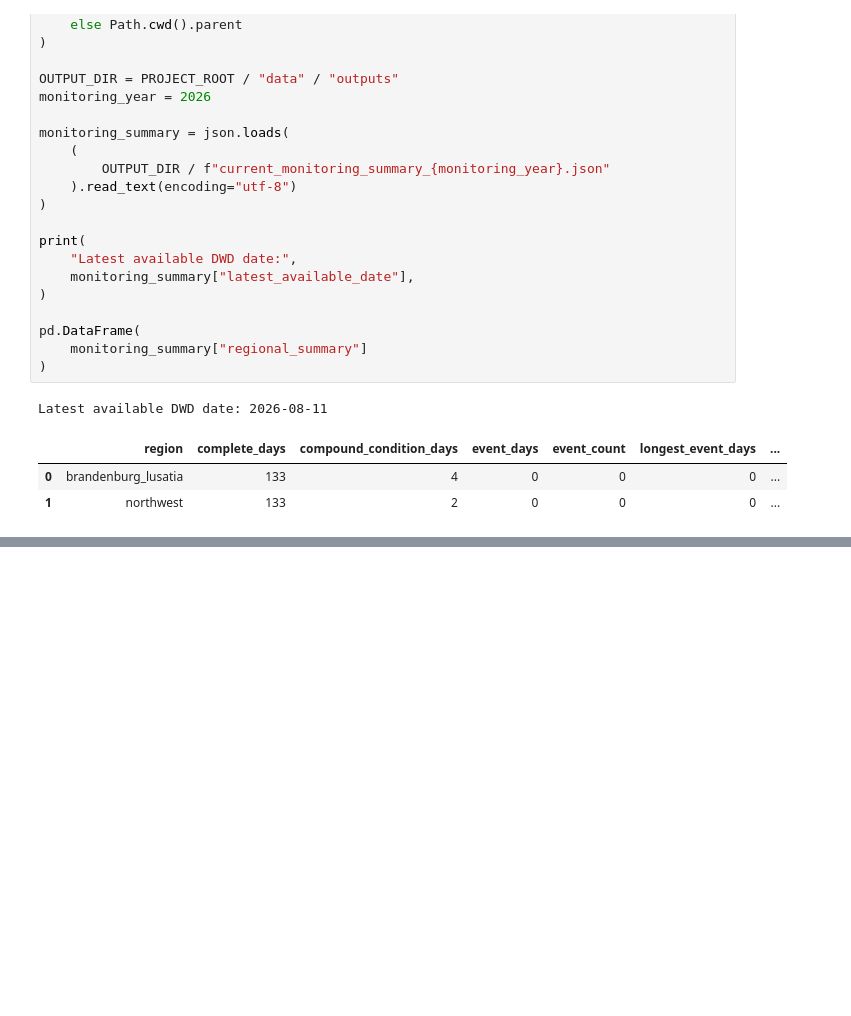
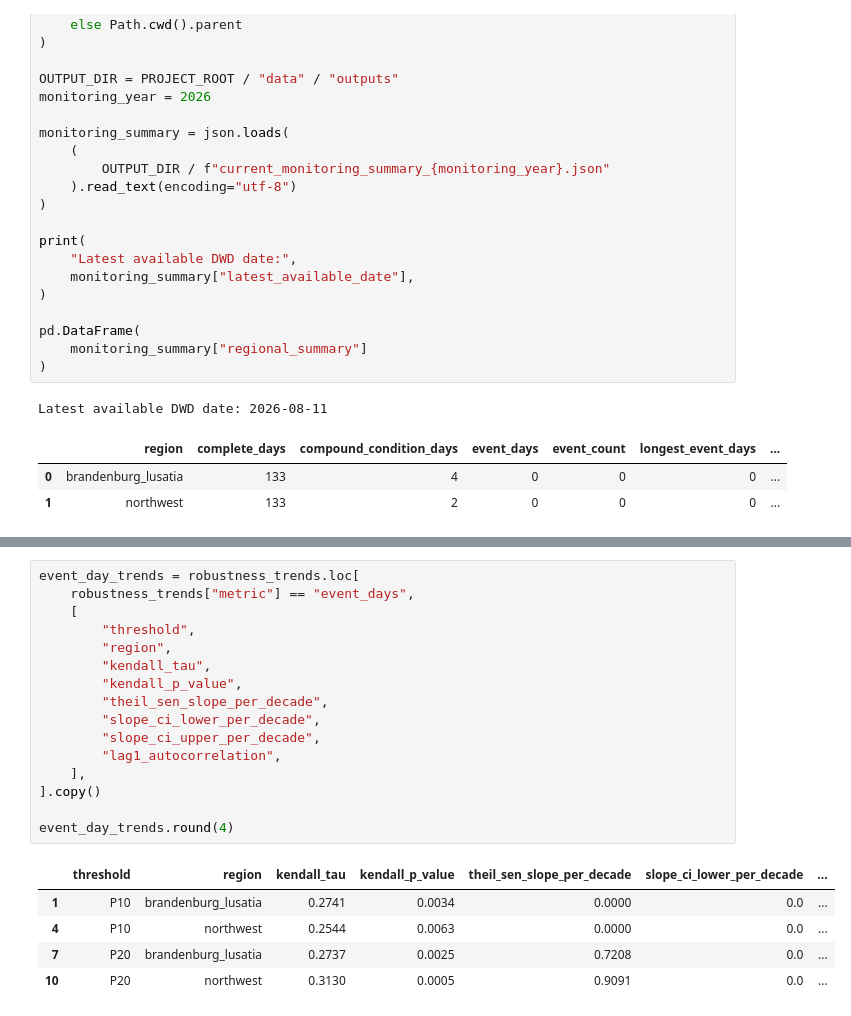
Before and after one commit to abraxasaurum/compound-hot-dry-events-germany, a Jupyter notebook: notebooks/01_compound_hot_dry_analysis.ipynb, the cells around one changed output, grey strips where cells are left out. Cells and saved outputs as stored; diff of their text form; blank space fills up the shorter version.

```diff
--- a/notebooks/01_compound_hot_dry_analysis.ipynb
+++ b/notebooks/01_compound_hot_dry_analysis.ipynb
@@ -227,0 +260,22 @@ Latest available DWD date: 2026-08-11
+# %%
+event_day_trends = robustness_trends.loc[
+    robustness_trends["metric"] == "event_days",
+    [
+        "threshold",
+        "region",
+        "kendall_tau",
+        "kendall_p_value",
+        "theil_sen_slope_per_decade",
+        "slope_ci_lower_per_decade",
+        "slope_ci_upper_per_decade",
+        "lag1_autocorrelation",
+    ],
+].copy()
+
+event_day_trends.round(4)
+# %% [output]
+|  | threshold | region | kendall_tau | kendall_p_value | theil_sen_slope_per_decade | slope_ci_lower_per_decade | ... |
+| 1 | P10 | brandenburg_lusatia | 0.2741 | 0.0034 | 0.0000 | 0.0 | ... |
+| 4 | P10 | northwest | 0.2544 | 0.0063 | 0.0000 | 0.0 | ... |
+| 7 | P20 | brandenburg_lusatia | 0.2737 | 0.0025 | 0.7208 | 0.0 | ... |
+| 10 | P20 | northwest | 0.3130 | 0.0005 | 0.9091 | 0.0 | ... |
```
Also changed, not shown: parts of 5 cells of this notebook, 1 other file.
